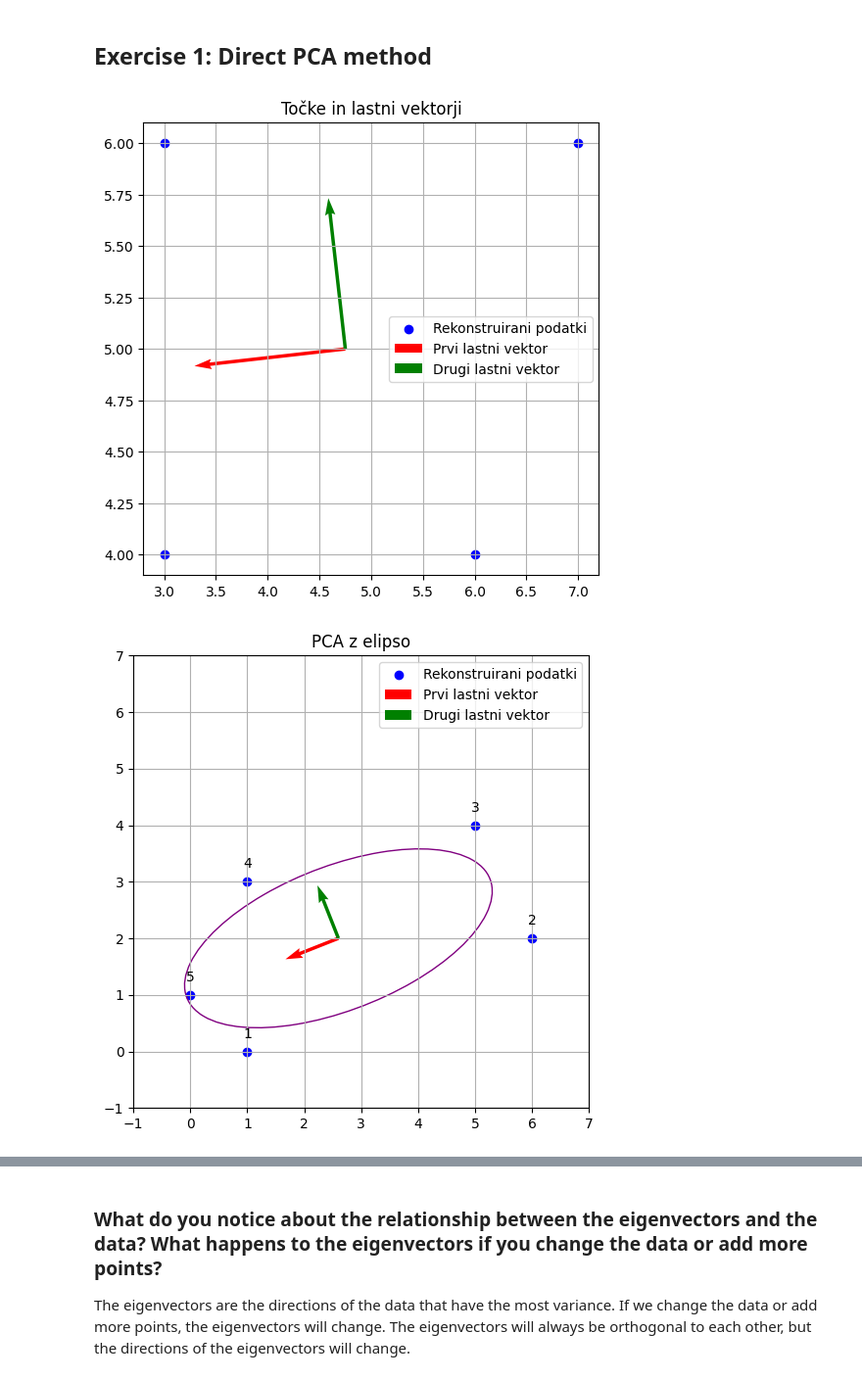
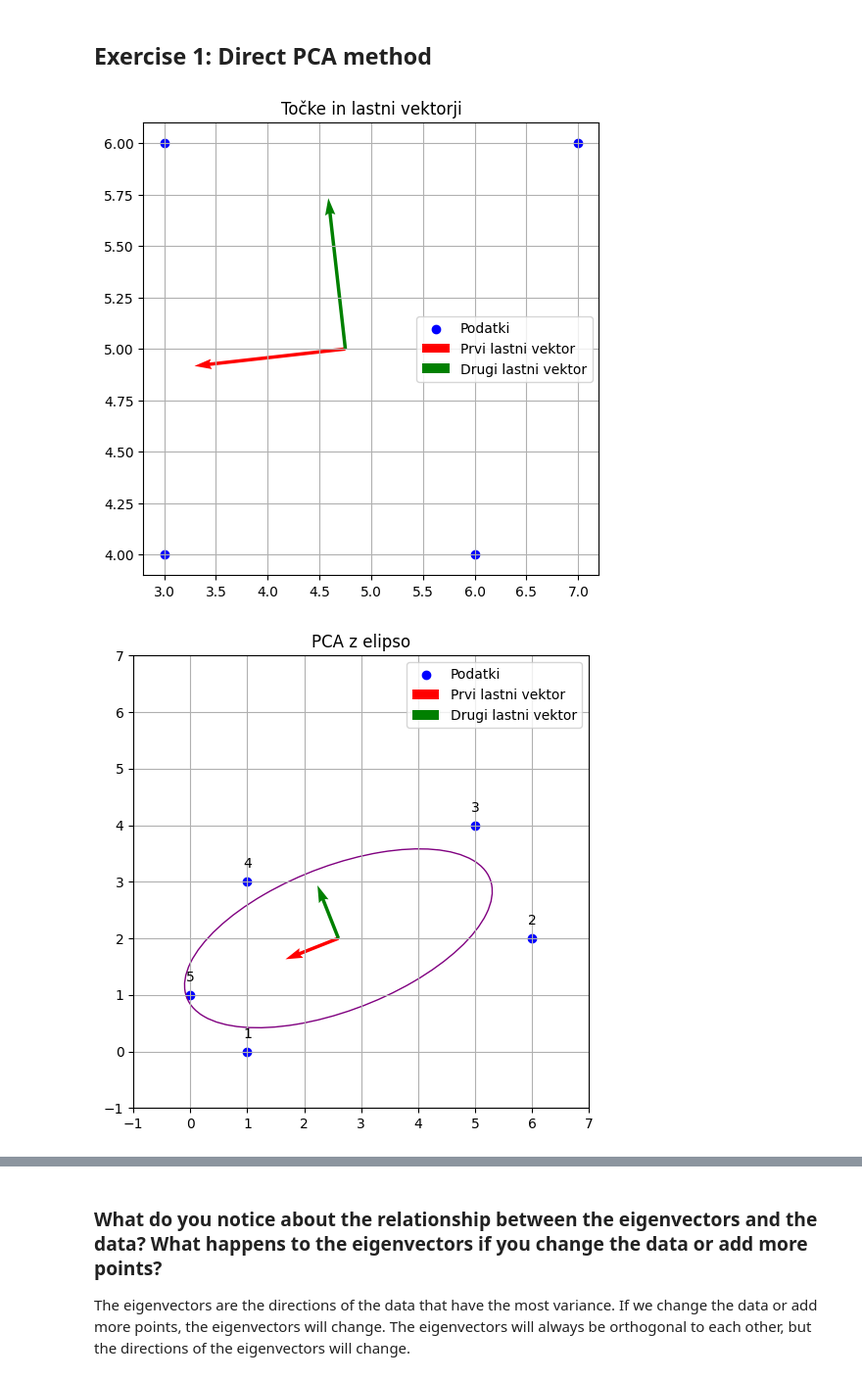
Before and after one commit to Aljaz200/Machine-Perception, a Jupyter notebook: assignment_6/Ass6.ipynb, the cells around one changed output, grey strips where cells are left out. Shown at 98% size. Cells and saved outputs as stored; diff of their text form; code cells hidden in the pictures.

```diff
--- a/assignment_6/Ass6.ipynb
+++ b/assignment_6/Ass6.ipynb
@@ -7,60 +7,58 @@ import a6_utils
 import cv2
 
 def compute_mean(data):
     return np.mean(data, axis=0)
 
 def center_data(data, mean):
     return data - mean
 
 def compute_covariance_matrix(data):
     return np.cov(data, rowvar=False)
 
 def perform_svd(cov_matrix):
     U, S, VT = np.linalg.svd(cov_matrix)
     return U, S, VT
 
 def project_to_pca_space(data, mean, eigenvectors):
     centered_data = center_data(data, mean)
-    return centered_data @ eigenvectors
+    return centered_data @ eigenvectors.T
 
 def reconstruct_from_pca_space(projected_data, mean, eigenvectors):
-    return projected_data @ eigenvectors.T + mean
+    return projected_data @ eigenvectors + mean
+
+def PCA(data):
+    mean = compute_mean(data)
+    centered_data = center_data(data, mean)
+    cov_matrix = compute_covariance_matrix(centered_data)
+    eigenvectors, eigenvalues, _ = perform_svd(cov_matrix)
+    return project_to_pca_space(data, mean, eigenvectors), mean, eigenvectors, eigenvalues
 
 points = np.array([[3, 4], [3, 6], [7, 6], [6, 4]])
-mean = compute_mean(points)
-centered_points = center_data(points, mean)
-cov_matrix = compute_covariance_matrix(centered_points)
-eigenvectors, eigenvalues, _ = perform_svd(cov_matrix)
-projected_points = project_to_pca_space(points, mean, eigenvectors)
-reconstructed_points = reconstruct_from_pca_space(projected_points, mean, eigenvectors)
+projected_points, mean, eigenvectors, eigenvalues = PCA(points)
 
 plt.figure(figsize=(6, 6))
-plt.scatter(reconstructed_points[:, 0], reconstructed_points[:, 1], label="Rekonstruirani podatki", color='blue')
+plt.scatter(points[:, 0], points[:, 1], label="Podatki", color='blue')
 plt.quiver(mean[0], mean[1], eigenvectors[0, 0], eigenvectors[0, 1], color='red', scale=3, label="Prvi lastni vektor")
 plt.quiver(mean[0], mean[1], eigenvectors[1, 0], eigenvectors[1, 1], color='green', scale=3, label="Drugi lastni vektor")
 plt.legend()
 plt.title("Točke in lastni vektorji")
 plt.grid()
 plt.show()
 # %% [output]
-[figure, old version]
+[figure, new version]
 # %%
 data = np.loadtxt("data/points.txt")
-mean_b = compute_mean(data)
-centered_data_b = center_data(data, mean_b)
-cov_matrix_b = compute_covariance_matrix(centered_data_b)
-eigenvectors_b, eigenvalues_b, _ = perform_svd(cov_matrix_b)
-projected_data_b = project_to_pca_space(data, mean_b, eigenvectors_b)
-reconstructed_data_b = reconstruct_from_pca_space(projected_data_b, mean_b, eigenvectors_b)
+projected_data, mean, eigenvectors, eigenvalues = PCA(data)
+cov_matrix_b = compute_covariance_matrix(center_data(data, mean))
 
 
 plt.figure(figsize=(6, 6))
 for i, txt in enumerate(range(1, 6)):
-    plt.annotate(txt, (reconstructed_data_b[i, 0], reconstructed_data_b[i, 1]), textcoords="offset points", xytext=(0,10), ha='center')
-plt.scatter(reconstructed_data_b[:, 0], reconstructed_data_b[:, 1], label="Rekonstruirani podatki", color='blue')
-plt.quiver(mean_b[0], mean_b[1], eigenvectors_b[0, 0], eigenvectors_b[0, 1], color='red', scale=8, label="Prvi lastni vektor")
-plt.quiver(mean_b[0], mean_b[1], eigenvectors_b[1, 0], eigenvectors_b[1, 1], color='green', scale=8, label="Drugi lastni vektor")
-a6_utils.drawEllipse(mean_b, cov_matrix_b)
+    plt.annotate(txt, (data[i, 0], data[i, 1]), textcoords="offset points", xytext=(0,10), ha='center')
+plt.scatter(data[:, 0], data[:, 1], label="Podatki", color='blue')
+plt.quiver(mean[0], mean[1], eigenvectors[0, 0], eigenvectors[0, 1], color='red', scale=8, label="Prvi lastni vektor")
+plt.quiver(mean[0], mean[1], eigenvectors[1, 0], eigenvectors[1, 1], color='green', scale=8, label="Drugi lastni vektor")
+a6_utils.drawEllipse(mean, cov_matrix_b)
 plt.legend()
 plt.title("PCA z elipso")
 plt.xlim(-1, 7)
@@ -68,5 +66,5 @@ plt.ylim(-1, 7)
 plt.grid()
 plt.show()
 # %% [output]
-[figure, old version]
+[figure, new version]
 # %%
```
Also changed, not shown: parts of 7 cells of this notebook.
